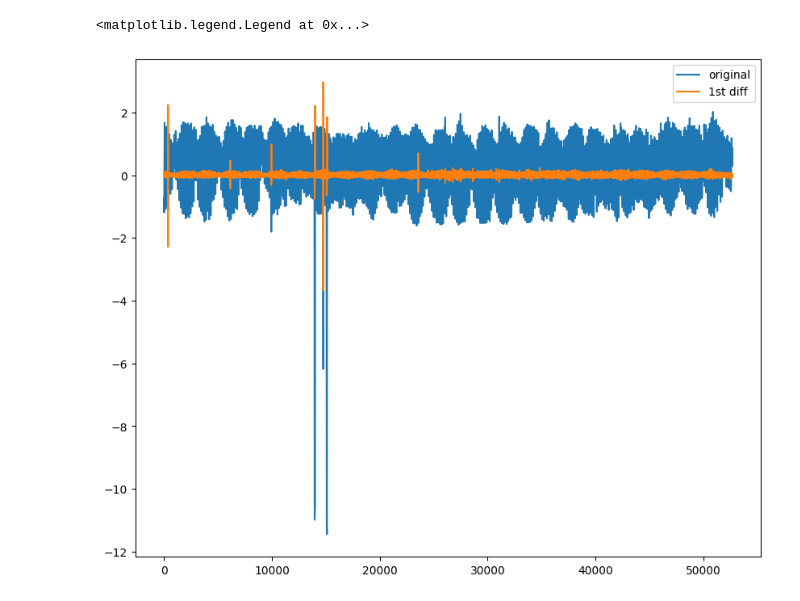
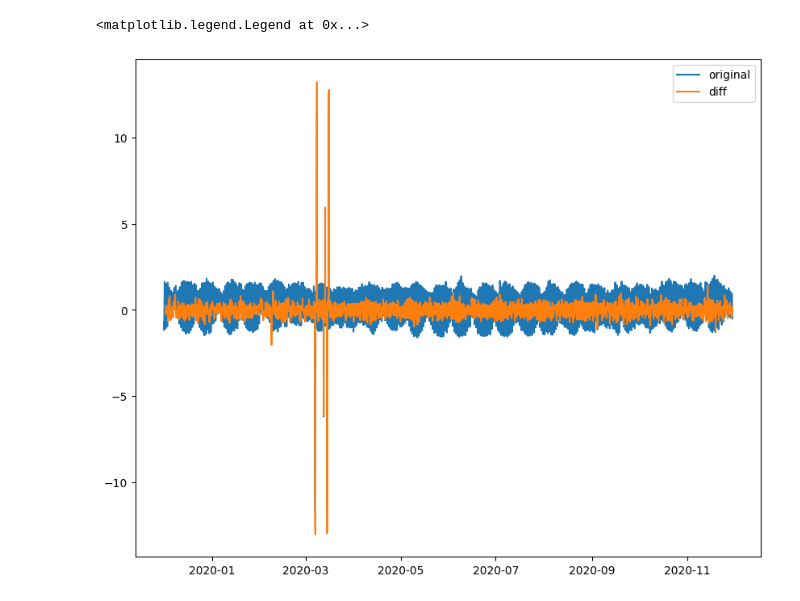
Before and after one commit to tanaponwet/salinity-predictive-system, a Jupyter notebook: water.ipynb, the cells around one changed output. Drawn from its saved outputs; the diff is of its cells as text; code cells hidden in the pictures.

```diff
--- a/water.ipynb
+++ b/water.ipynb
@@ -50,0 +84,9 @@ plt.plot(df_train["date_time"],df_train["water"])
+# %%
+start = pd.to_datetime("12/1/2019 00:00:00", format="%m/%d/%Y %H:%M:%S")
+end = pd.to_datetime("11/29/2020 23:50:00", format="%m/%d/%Y %H:%M:%S")
+filter = (df_train["date_time"] >= start) & (df_train["date_time"] <= end)
+df_train = df_train.loc[filter]
+# %%
+df_train.drop(df_train[df_train['date_time'].dt.minute != 0].index, inplace=True)
+# %%
+df_train.reset_index(drop=True, inplace=True)
@@ -51,10 +109,10 @@ plt.plot(df_train["date_time"],df_train["water"])
 # %%
-df_train["water_diff"] = df_train["water"].diff()
+df_train["water_diff"] = df_train["water"].diff(periods=24)
 # %%
 plt.figure(figsize=(10,8))
-df_train["water"].plot(label = "original")
-df_train["water_diff"].plot(label="1st diff")
+plt.plot(df_train["date_time"],df_train["water"], label = "original")
+plt.plot(df_train["date_time"],df_train["water_diff"], label = "diff")
 plt.legend()
 # %% [output]
 <matplotlib.legend.Legend at 0x...>
-[figure, old version]
+[figure, new version]
```
Also changed, not shown: parts of 13 cells of this notebook, 6 other files.
